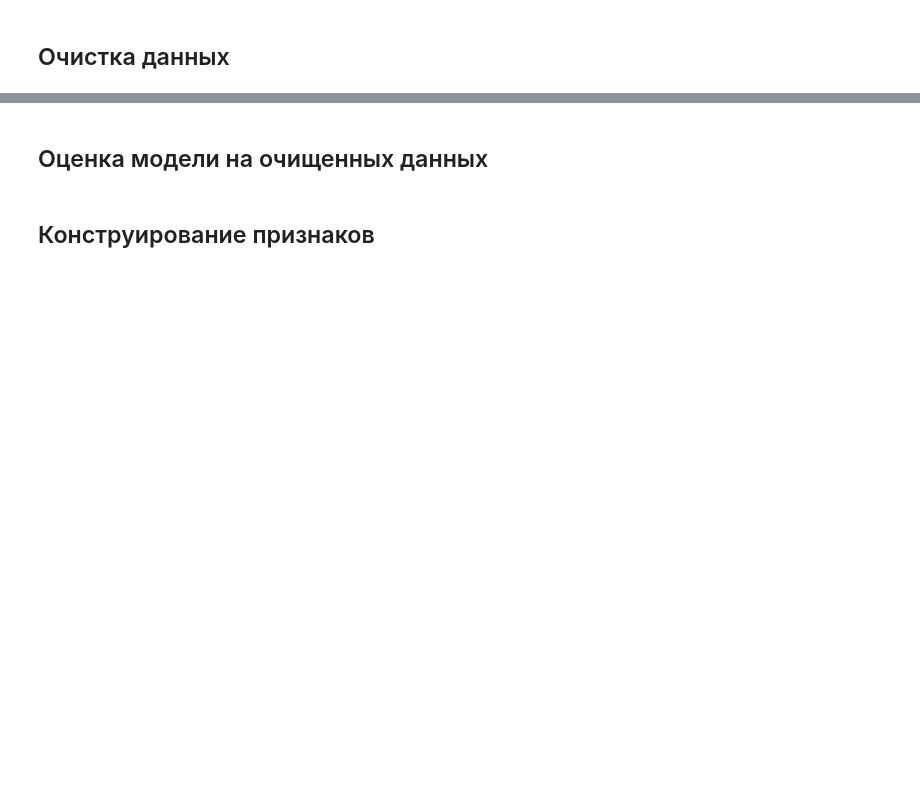
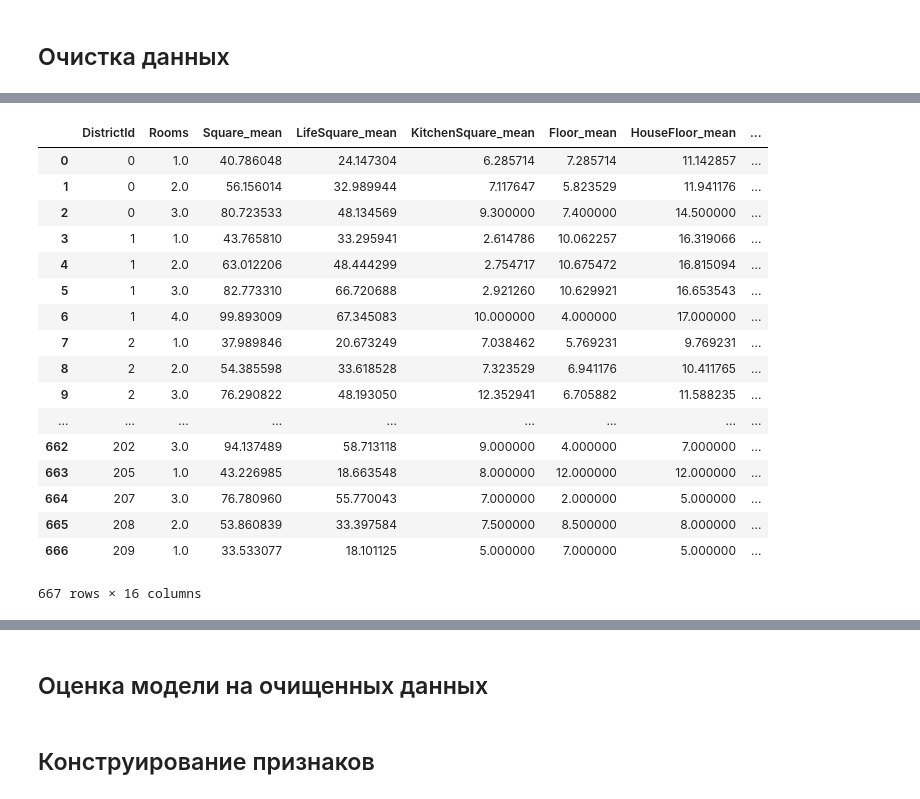
Before and after one commit to meFargot/gu-python-ds, a Jupyter notebook: Kurs_project_task/try_04.ipynb, the cells around one changed output, grey strips where cells are left out. Cells and saved outputs as stored; diff of their text form; code cells hidden in the pictures; blank space fills up the shorter version.

```diff
--- a/Kurs_project_task/try_04.ipynb
+++ b/Kurs_project_task/try_04.ipynb
@@ -282,0 +517,28 @@ plt.grid()
+# %%
+stat_mean = data_train.loc[(data_train['Square'].between(15, 250)) & (data_train['Rooms'].between(1, 5))]\
+                                                        .groupby(by=['DistrictId', 'Rooms'], as_index=False).mean()
+
+stat_mean = stat_mean.drop(['Id'], axis=1)
+
+stat_mean.columns = list(stat_mean.columns[0:2]) + [new_col + '_mean' for new_col in stat_mean.columns[2:]]
+# %%
+stat_mean
+# %% [output]
+|  | DistrictId | Rooms | Square_mean | LifeSquare_mean | KitchenSquare_mean | Floor_mean | HouseFloor_mean | ... |
+| 0 | 0 | 1.0 | 40.786048 | 24.147304 | 6.285714 | 7.285714 | 11.142857 | ... |
+| 1 | 0 | 2.0 | 56.156014 | 32.989944 | 7.117647 | 5.823529 | 11.941176 | ... |
+| 2 | 0 | 3.0 | 80.723533 | 48.134569 | 9.300000 | 7.400000 | 14.500000 | ... |
+| 3 | 1 | 1.0 | 43.765810 | 33.295941 | 2.614786 | 10.062257 | 16.319066 | ... |
+| 4 | 1 | 2.0 | 63.012206 | 48.444299 | 2.754717 | 10.675472 | 16.815094 | ... |
+| 5 | 1 | 3.0 | 82.773310 | 66.720688 | 2.921260 | 10.629921 | 16.653543 | ... |
+| 6 | 1 | 4.0 | 99.893009 | 67.345083 | 10.000000 | 4.000000 | 17.000000 | ... |
+| 7 | 2 | 1.0 | 37.989846 | 20.673249 | 7.038462 | 5.769231 | 9.769231 | ... |
+| 8 | 2 | 2.0 | 54.385598 | 33.618528 | 7.323529 | 6.941176 | 10.411765 | ... |
+| 9 | 2 | 3.0 | 76.290822 | 48.193050 | 12.352941 | 6.705882 | 11.588235 | ... |
+| ... | ... | ... | ... | ... | ... | ... | ... | ... |
+| 662 | 202 | 3.0 | 94.137489 | 58.713118 | 9.000000 | 4.000000 | 7.000000 | ... |
+| 663 | 205 | 1.0 | 43.226985 | 18.663548 | 8.000000 | 12.000000 | 12.000000 | ... |
+| 664 | 207 | 3.0 | 76.780960 | 55.770043 | 7.000000 | 2.000000 | 5.000000 | ... |
+| 665 | 208 | 2.0 | 53.860839 | 33.397584 | 7.500000 | 8.500000 | 8.000000 | ... |
+| 666 | 209 | 1.0 | 33.533077 | 18.101125 | 5.000000 | 7.000000 | 5.000000 | ... |
+667 rows × 16 columns
```
Also changed, not shown: parts of 68 cells of this notebook.
